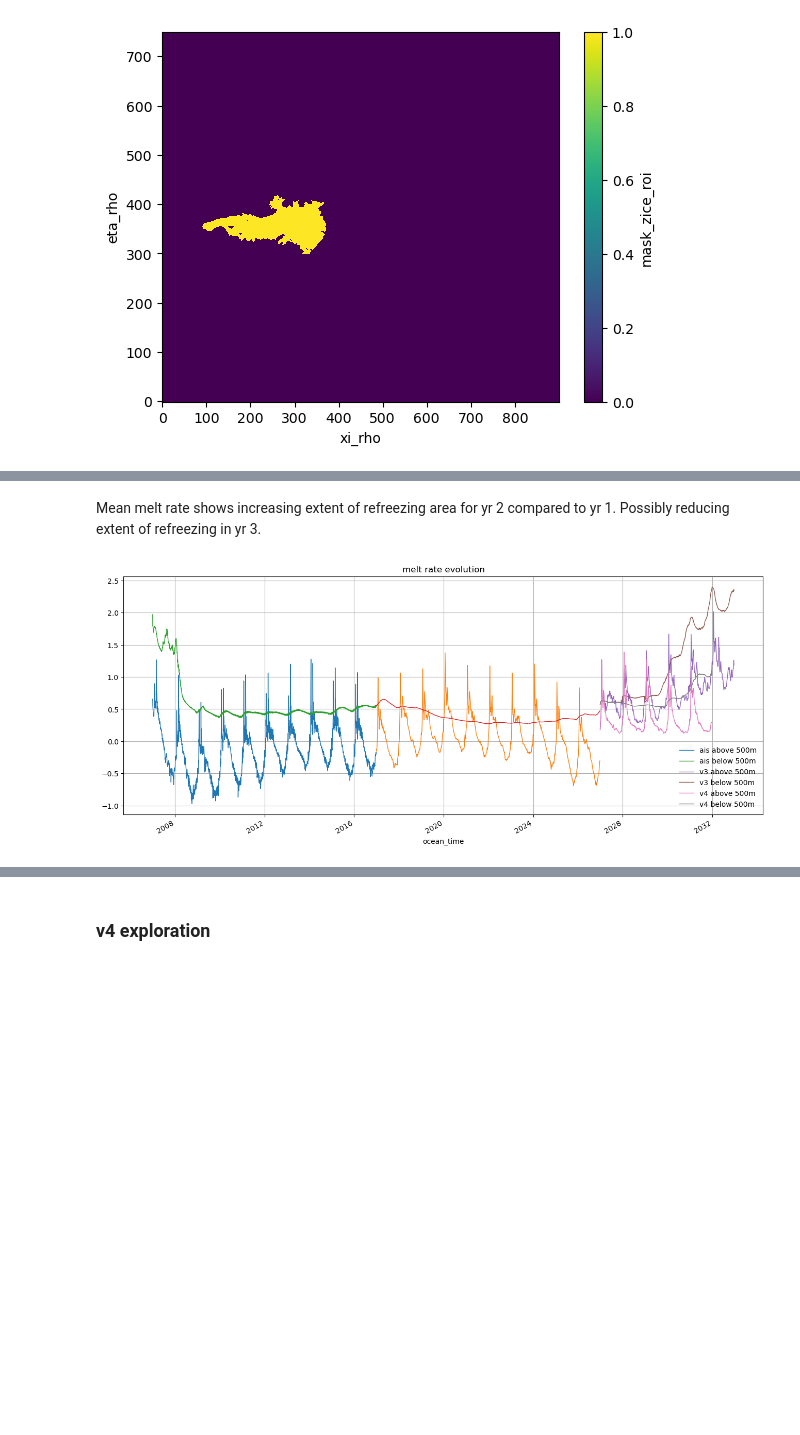
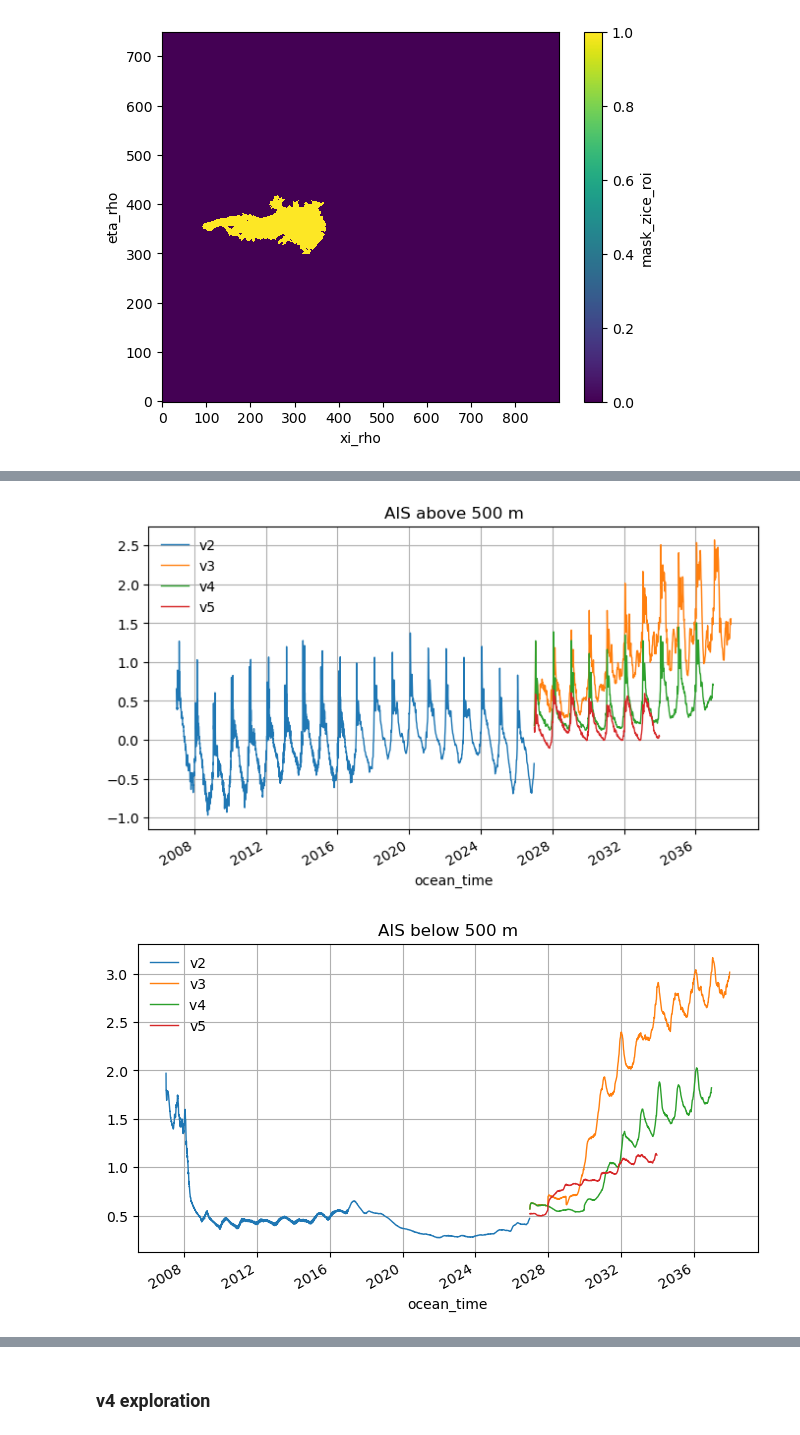
Before and after one commit to dgwyther/apom-analysis, a Jupyter notebook: notebooks/PrelimAna-spinupChecks-v4.ipynb, the cells around one changed output, grey strips where cells are left out. Cells and saved outputs as stored; diff of their text form; code cells hidden in the pictures; blank space fills up the shorter version.

```diff
--- a/notebooks/PrelimAna-spinupChecks-v4.ipynb
+++ b/notebooks/PrelimAna-spinupChecks-v4.ipynb
@@ -493,7 +534,7 @@ Coordinates:
 # %%
 FilePath='/scratch/gi0/bkg581/amery_hr_repeatyear_v11_ctrl_tides_v3/'
 prefix='roms_avg_'
-timeRange = [21, 27]
+timeRange = [21, 32]
 datelist = np.array(range(timeRange[0],timeRange[1],1))
 
 
@@ -532,7 +573,7 @@ Coordinates:
 # %%
 FilePath='/scratch/gi0/bkg581/amery_hr_repeatyear_v11_ctrl_tides_v4/'
 prefix='roms_avg_'
-timeRange = [21, 26]
+timeRange = [21, 31]
 datelist = np.array(range(timeRange[0],timeRange[1],1))
 
 
@@ -547,5 +588,7 @@ print(ds_m4.nbytes/1e9,'G')
 ds4 = ds_m4.drop_vars(['rho','Tb','zeta','Ustar','Tstar','ubar','vbar','u','v','temp','shflux','ssflux','sustr','svstr','angle','w','salt','f','mask_u','mask_v','mask_psi','Hsbl','AKt','AKv'])
 print(ds4.nbytes/1e9,'G')
 ds4
+
+str(ds4.ocean_time[0].values)+' to '+str(ds4.ocean_time[-1].values)
 # %% [output]
 ['/scratch/gi0/bkg581/amery_hr_repeatyear_v11_ctrl_tides_v4/roms_avg_0021.nc', '/scratch/gi0/bkg581/amery_hr_repeatyear_v11_ctrl_tides_v4/roms_avg_0022.nc', '/scratch/gi0/bkg581/amery_hr_repeatyear_v1 ...
@@ -571,6 +655,8 @@ Coordinates:
 # %%
 # make masks
 ds['mask_zice'] = ((ds.zice<0)*ds.mask_rho)
+
+ds['dA'] = 1/ds.pm * 1/ds.pn
 
 # now make a ROI mask(s)
 # plt.figure(figsize=(15,15))
@@ -606,6 +692,8 @@ ds2['my'] = ds2.m*(60*60*24*365)
 ds3['my'] = ds3.m*(60*60*24*365)
 
 ds4['my'] = ds4.m*(60*60*24*365)
+
+ds5['my'] = ds5.m*(60*60*24*365)
 # %%
 # time evolution of melt rate
 plt.figure(figsize=(8,4))
@@ -735,23 +852,34 @@ plt.show()
-# %% [markdown]
-Mean melt rate shows increasing extent of refreezing area for yr 2 compared to yr 1. Possibly reducing extent of refreezing in yr 3.
 # %%
 # time evolution of melt rate
-plt.figure(figsize=(16,6))
-(ds.my*ds.mask_zice_roi.where(ds.mask_zice_roi,np.NaN)).where(ds.zice>-500).weighted(weights).mean(('eta_rho','xi_rho')).plot(linewidth=1,label='ais above 500m')
-(ds2.my*ds.mask_zice_roi.where(ds.mask_zice_roi,np.NaN)).where(ds.zice>-500).weighted(weights).mean(('eta_rho','xi_rho')).plot(linewidth=1)
+plt.figure(figsize=(8,4))
+(ds.my*ds.mask_zice_roi.where(ds.mask_zice_roi,np.NaN)).where(ds.zice>-500).weighted(weights).mean(('eta_rho','xi_rho')).plot(linewidth=1,label='v2')
+(ds2.my*ds.mask_zice_roi.where(ds.mask_zice_roi,np.NaN)).where(ds.zice>-500).weighted(weights).mean(('eta_rho','xi_rho')).plot(linewidth=1,color='C0')
 
-(ds.my*ds.mask_zice_roi.where(ds.mask_zice_roi,np.NaN)).where(ds.zice<-500).weighted(weights).mean(('eta_rho','xi_rho')).plot(linewidth=1,label='ais below 500m')
-(ds2.my*ds.mask_zice_roi.where(ds.mask_zice_roi,np.NaN)).where(ds.zice<-500).weighted(weights).mean(('eta_rho','xi_rho')).plot(linewidth=1)
+(ds3.my*ds.mask_zice_roi.where(ds.mask_zice_roi,np.NaN)).where(ds.zice>-500).weighted(weights).mean(('eta_rho','xi_rho')).plot(linewidth=1,label='v3')
 
-(ds3.my*ds.mask_zice_roi.where(ds.mask_zice_roi,np.NaN)).where(ds.zice>-500).weighted(weights).mean(('eta_rho','xi_rho')).plot(linewidth=1,label='v3 above 500m')
-(ds3.my*ds.mask_zice_roi.where(ds.mask_zice_roi,np.NaN)).where(ds.zice<-500).weighted(weights).mean(('eta_rho','xi_rho')).plot(linewidth=1,label='v3 below 500m')
-
-(ds4.my*ds.mask_zice_roi.where(ds.mask_zice_roi,np.NaN)).where(ds.zice>-500).weighted(weights).mean(('eta_rho','xi_rho')).plot(linewidth=1,label='v4 above 500m')
-(ds4.my*ds.mask_zice_roi.where(ds.mask_zice_roi,np.NaN)).where(ds.zice<-500).weighted(weights).mean(('eta_rho','xi_rho')).plot(linewidth=1,label='v4 below 500m')
+(ds4.my*ds.mask_zice_roi.where(ds.mask_zice_roi,np.NaN)).where(ds.zice>-500).weighted(weights).mean(('eta_rho','xi_rho')).plot(linewidth=1,label='v4')
+(ds5.my*ds.mask_zice_roi.where(ds.mask_zice_roi,np.NaN)).where(ds.zice>-500).weighted(weights).mean(('eta_rho','xi_rho')).plot(linewidth=1,label='v5')
 
 plt.legend(frameon=False)
-plt.title('melt rate evolution')
+plt.title('AIS above 500 m')
 plt.grid()
 plt.show()
+
+
+plt.figure(figsize=(8,4))
+
+(ds.my*ds.mask_zice_roi.where(ds.mask_zice_roi,np.NaN)).where(ds.zice<-500).weighted(weights).mean(('eta_rho','xi_rho')).plot(linewidth=1,label='v2')
+(ds2.my*ds.mask_zice_roi.where(ds.mask_zice_roi,np.NaN)).where(ds.zice<-500).weighted(weights).mean(('eta_rho','xi_rho')).plot(linewidth=1,color='C0')
+
+(ds3.my*ds.mask_zice_roi.where(ds.mask_zice_roi,np.NaN)).where(ds.zice<-500).weighted(weights).mean(('eta_rho','xi_rho')).plot(linewidth=1,label='v3')
+
+(ds4.my*ds.mask_zice_roi.where(ds.mask_zice_roi,np.NaN)).where(ds.zice<-500).weighted(weights).mean(('eta_rho','xi_rho')).plot(linewidth=1,label='v4 ')
+(ds5.my*ds.mask_zice_roi.where(ds.mask_zice_roi,np.NaN)).where(ds.zice<-500).weighted(weights).mean(('eta_rho','xi_rho')).plot(linewidth=1,label='v5')
+
+plt.legend(frameon=False)
+plt.title('AIS below 500 m')
+plt.grid()
+plt.show()
 # %% [output]
-[figure, old version]
+[figure, new version]
+[figure, added]
```
Also changed, not shown: parts of 24 cells of this notebook.
